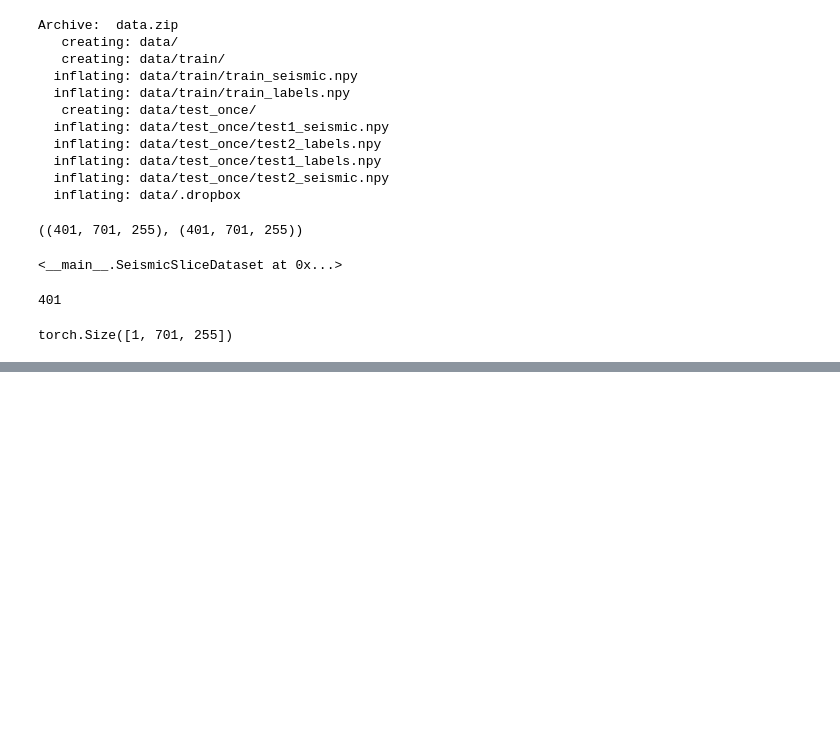
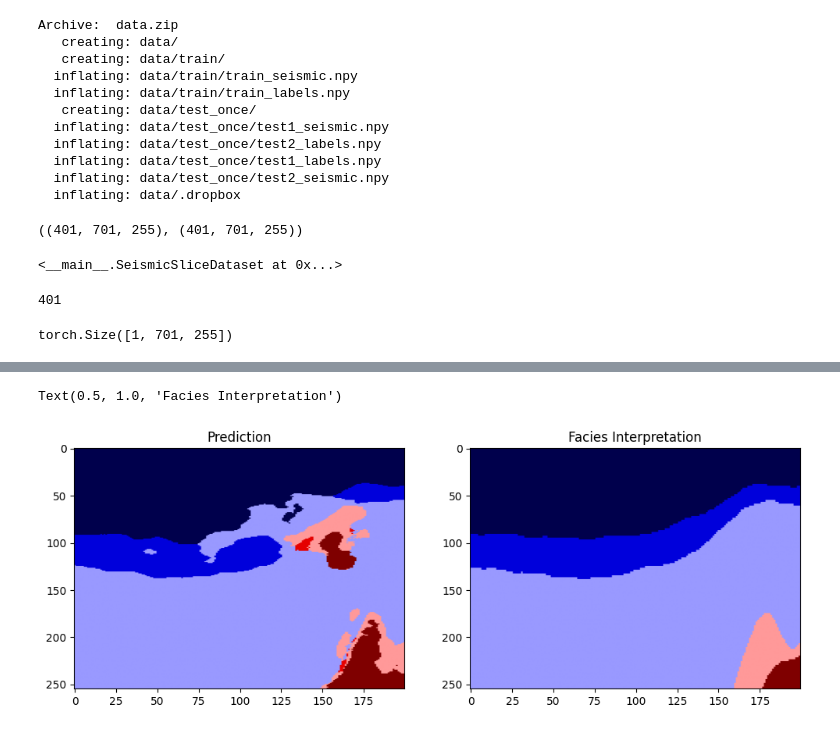
Before and after one commit to ada-my619/Seismic_Facies_Interpretation, a Jupyter notebook: Seismic_Facies.ipynb, the cells around one changed output, grey strips where cells are left out. Drawn from its saved outputs; the diff is of its cells as text; code cells hidden in the pictures; blank space fills up the shorter version.

```diff
--- a/Seismic_Facies.ipynb
+++ b/Seismic_Facies.ipynb
@@ -441,0 +618,3 @@ Text(0.5, 1.0, 'Facies Interpretation')
+# %%
+test_dataset_2 = SeismicSliceDataset(seismic_path='data/test_once/test2_seismic.npy', labels_path='data/test_once/test2_labels.npy')
+test_loader_2   = DataLoader(test_dataset_2,   batch_size=batch_size, shuffle=False)
@@ -441,0 +629,14 @@ Text(0.5, 1.0, 'Facies Interpretation')
+# %%
+# plot the pred and real side by side
+fig = plt.figure(figsize=(12, 4))
+
+ax1 = plt.subplot(1, 2, 1)
+ax1.imshow(y_pred_2[500].permute(1, 0), cmap='seismic', aspect='auto')
+ax1.set_title('Prediction')
+
+ax2 = plt.subplot(1, 2, 2)
+ax2.imshow(y_true_2[500].permute(1, 0), cmap='seismic', aspect='auto')
+ax2.set_title('Facies Interpretation')
+# %% [output]
+Text(0.5, 1.0, 'Facies Interpretation')
+[figure, added]
```
Also changed, not shown: parts of 28 cells of this notebook.
